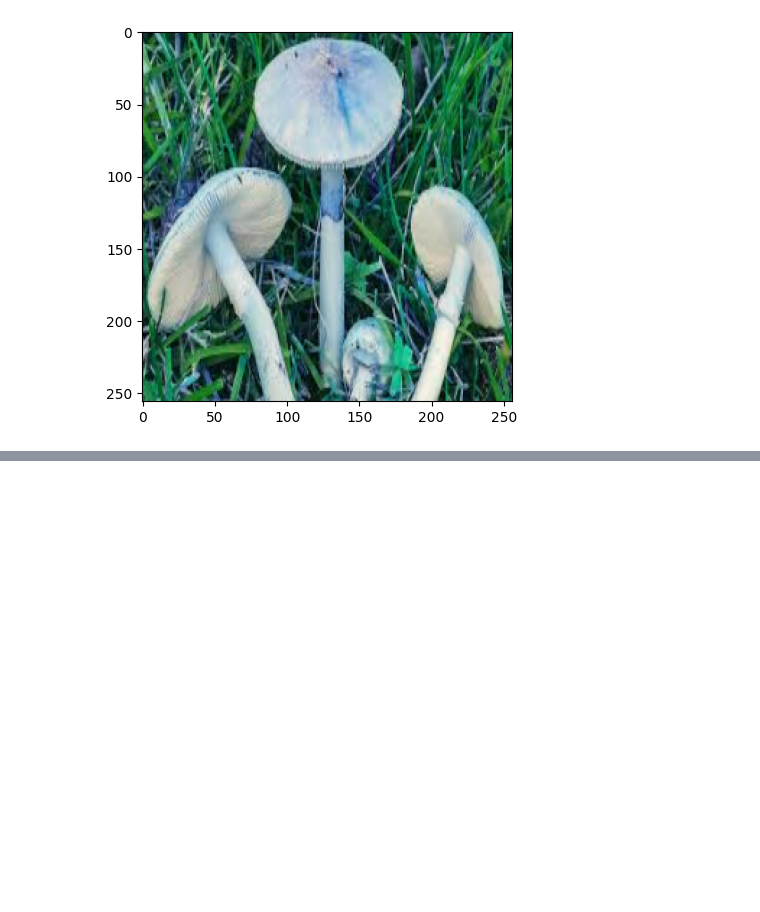
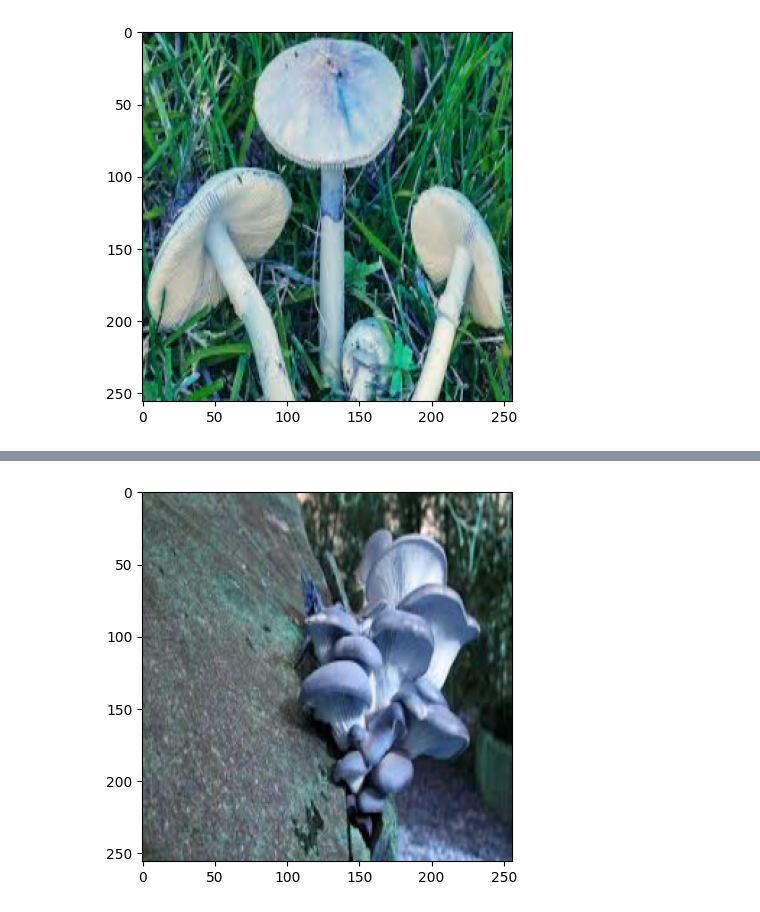
Before and after one commit to sapienskid/fractalN, a Jupyter notebook: CNN/CNN.ipynb, the cells around one changed output, grey strips where cells are left out. Cells and saved outputs as stored; diff of their text form; code cells hidden in the pictures; blank space fills up the shorter version.

```diff
--- a/CNN/CNN.ipynb
+++ b/CNN/CNN.ipynb
@@ -225,0 +228,6 @@ array([[0.99998385]], dtype=float32)
+# %%
+resize = tf.image.resize(img, (256, 256))
+plt.imshow(resize.numpy().astype(int))
+plt.show()
+# %% [output]
+[figure, added]
```
Also changed, not shown: parts of 11 cells of this notebook, 13 other files.
